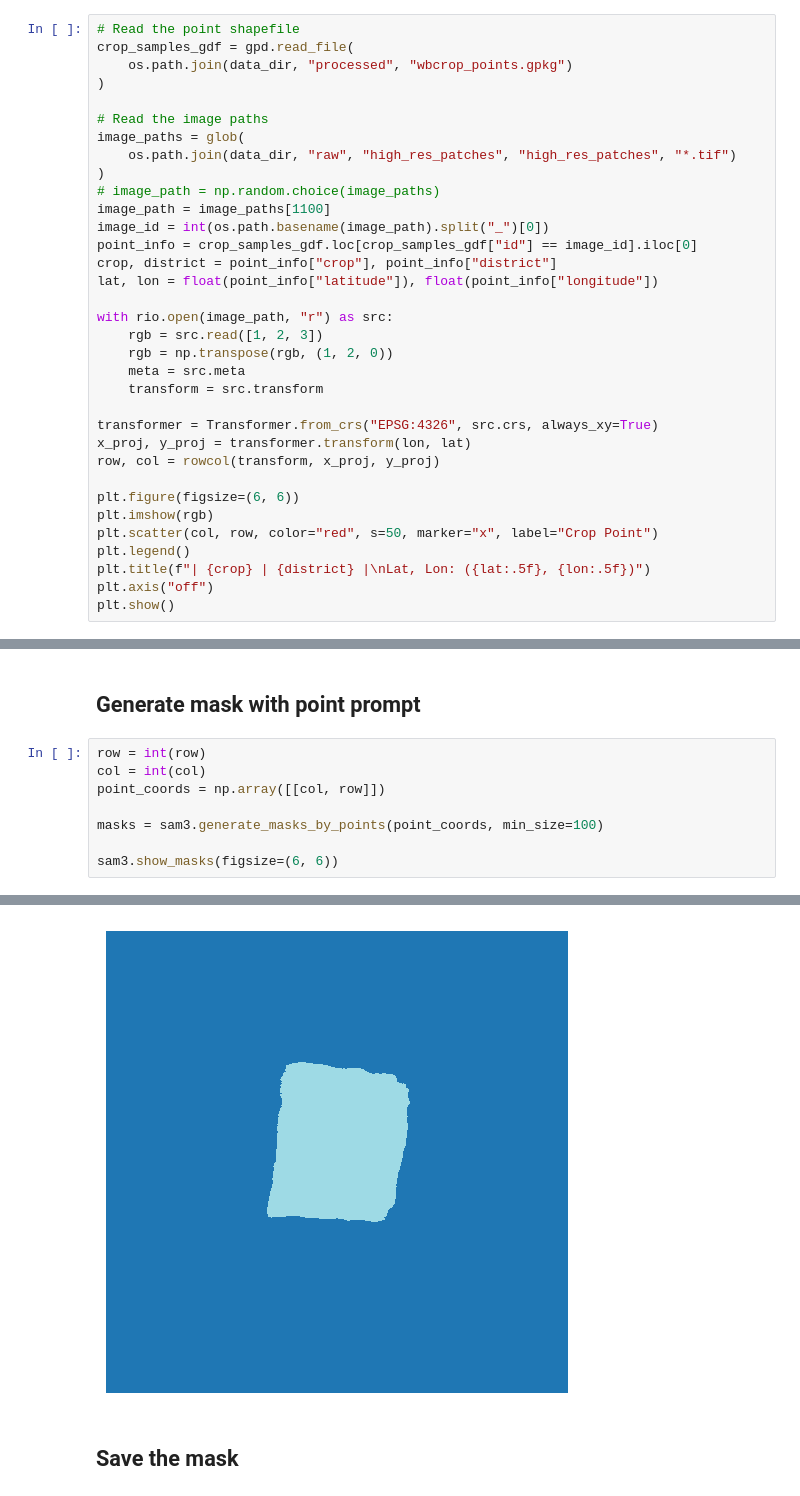
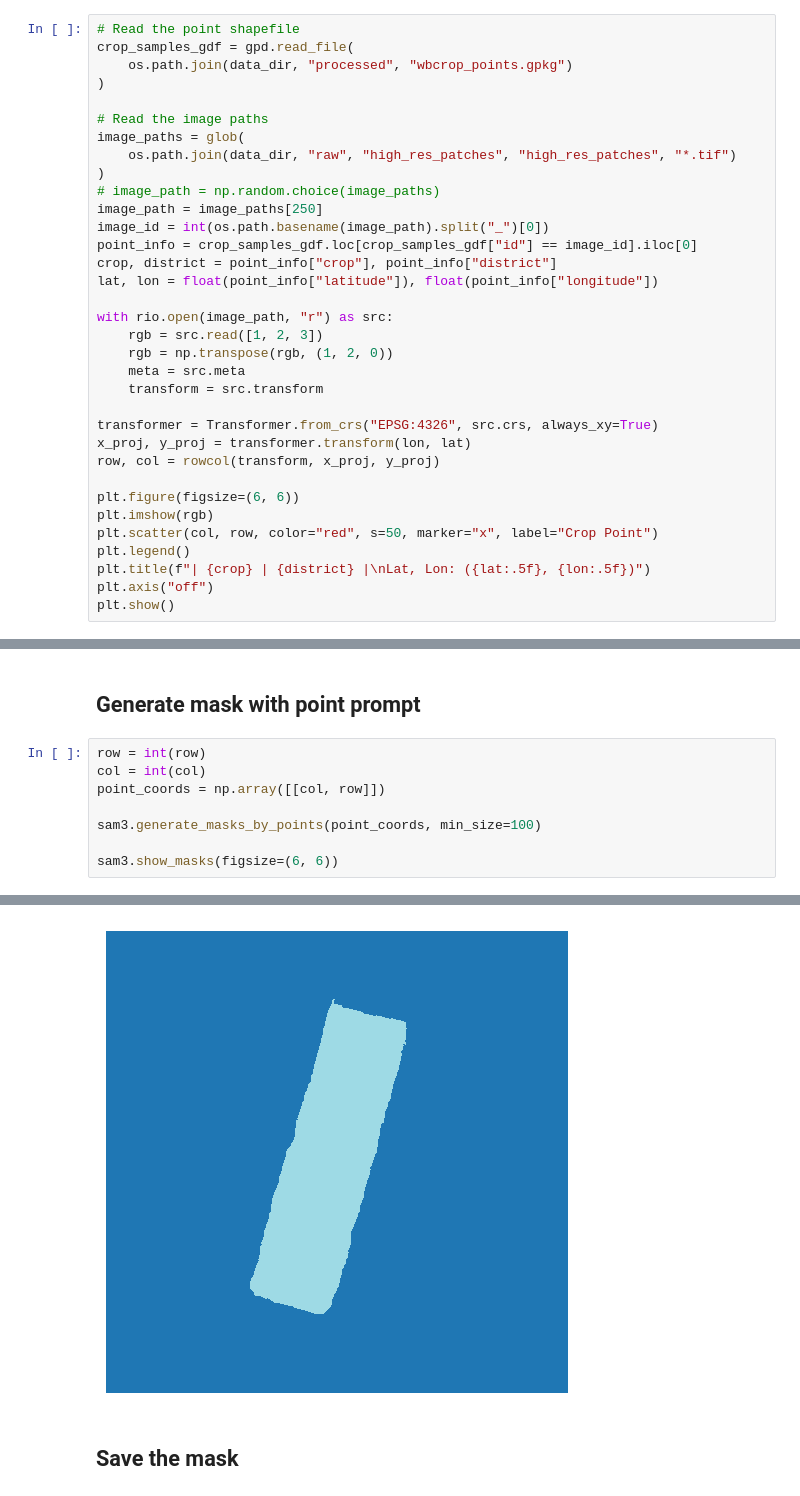
Before and after one commit to geonextgis/WBCrop, a Jupyter notebook: notebooks/01_preprocessing/01_segment_field_using_SAM3.ipynb, the cells around one changed output, grey strips where cells are left out. Drawn from its saved outputs; the diff is of its cells as text.

```diff
--- a/notebooks/01_preprocessing/01_segment_field_using_SAM3.ipynb
+++ b/notebooks/01_preprocessing/01_segment_field_using_SAM3.ipynb
@@ -32,7 +41,7 @@ image_paths = glob(
     os.path.join(data_dir, "raw", "high_res_patches", "high_res_patches", "*.tif")
 )
 # image_path = np.random.choice(image_paths)
-image_path = image_paths[1100]
+image_path = image_paths[250]
 image_id = int(os.path.basename(image_path).split("_")[0])
 point_info = crop_samples_gdf.loc[crop_samples_gdf["id"] == image_id].iloc[0]
 crop, district = point_info["crop"], point_info["district"]
@@ -78,14 +87,14 @@ sam3.set_image(image_path)
 # %%
 row = int(row)
 col = int(col)
 point_coords = np.array([[col, row]])
 
-masks = sam3.generate_masks_by_points(point_coords, min_size=100)
+sam3.generate_masks_by_points(point_coords, min_size=100)
 
 sam3.show_masks(figsize=(6, 6))
 # %% [output]
 Found one object.
-[figure, old version]
+[figure, new version]
 # %% [markdown]
 ## Save the mask
 # %%
```
Also changed, not shown: parts of 11 cells of this notebook, 3 other files.
